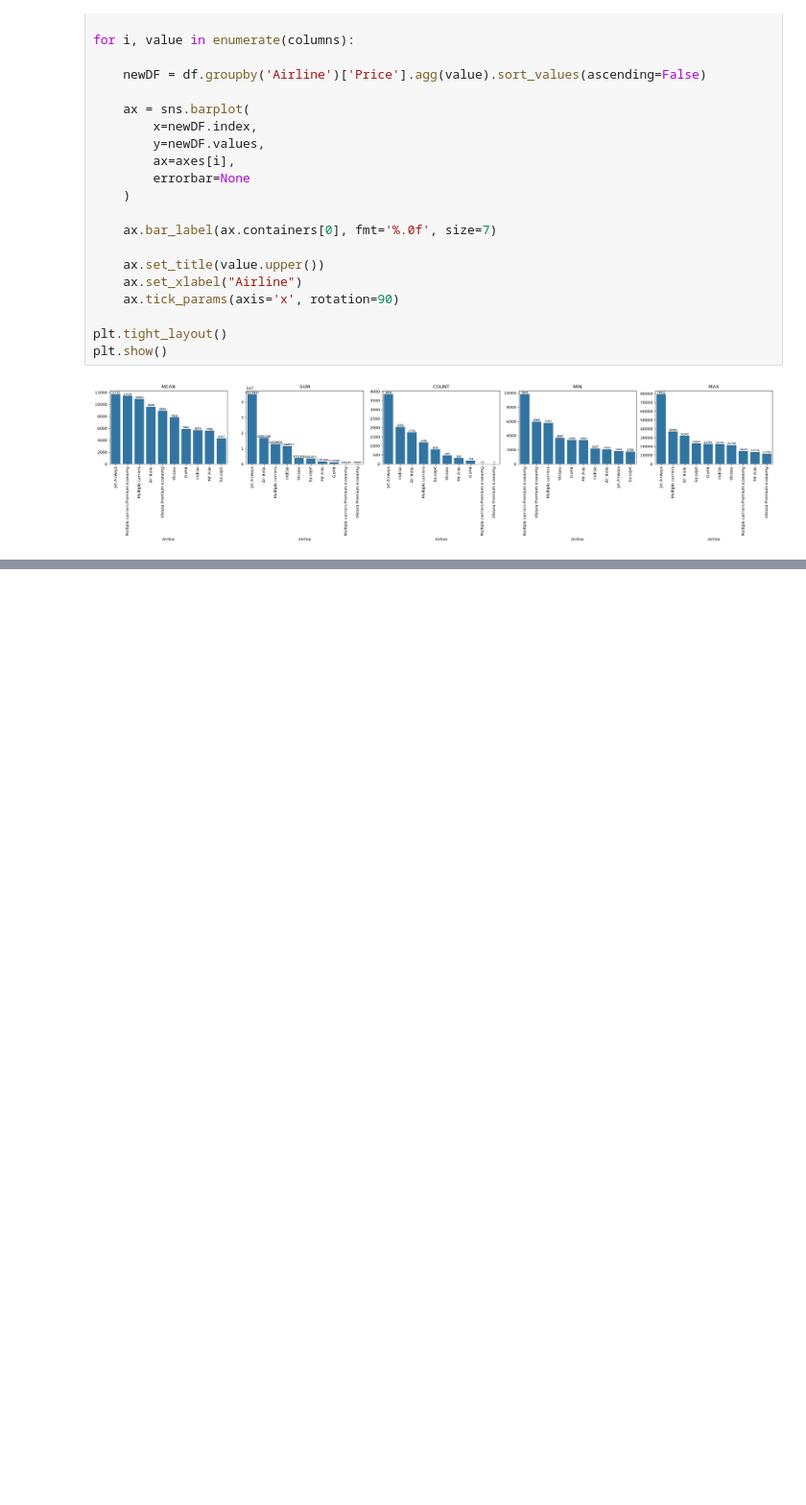
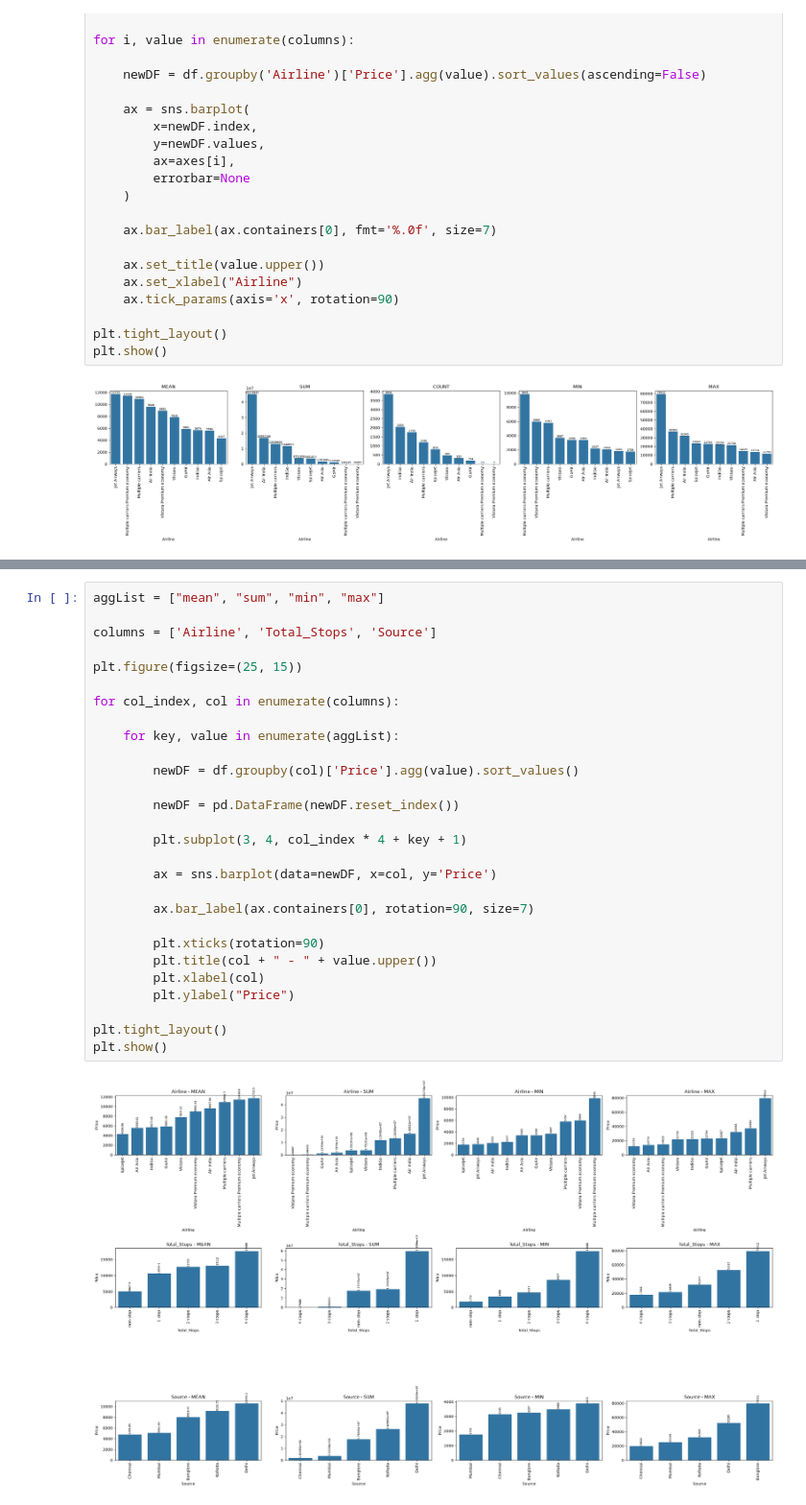
Before and after one commit to vaishnavidhanavade/Project-Airline, a Jupyter notebook: Airline_Aanalysis.ipynb, the cells around one changed output, grey strips where cells are left out. Shown at 96% size. Cells and saved outputs as stored; diff of their text form; blank space fills up the shorter version.

```diff
--- a/Airline_Aanalysis.ipynb
+++ b/Airline_Aanalysis.ipynb
@@ -244,0 +279,30 @@ plt.show()
+# %%
+aggList = ["mean", "sum", "min", "max"]
+
+columns = ['Airline', 'Total_Stops', 'Source']
+
+plt.figure(figsize=(25, 15))
+
+for col_index, col in enumerate(columns):
+
+    for key, value in enumerate(aggList):
+
+        newDF = df.groupby(col)['Price'].agg(value).sort_values()
+
+        newDF = pd.DataFrame(newDF.reset_index())
+
+        plt.subplot(3, 4, col_index * 4 + key + 1)
+
+        ax = sns.barplot(data=newDF, x=col, y='Price')
+
+        ax.bar_label(ax.containers[0], rotation=90, size=7)
+
+        plt.xticks(rotation=90)
+        plt.title(col + " - " + value.upper())
+        plt.xlabel(col)
+        plt.ylabel("Price")
+
+plt.tight_layout()
+plt.show()
+# %% [output]
+[figure, added]
```
Also changed, not shown: parts of 4 cells of this notebook.
